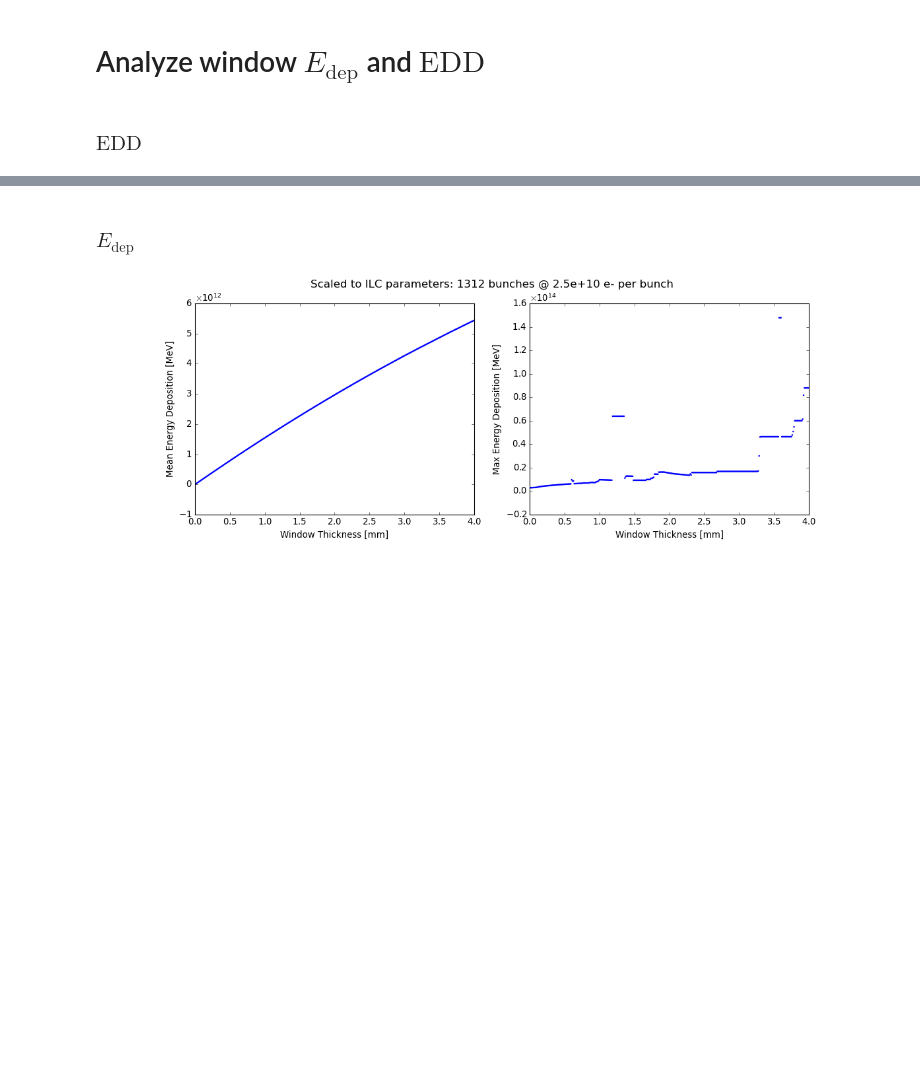
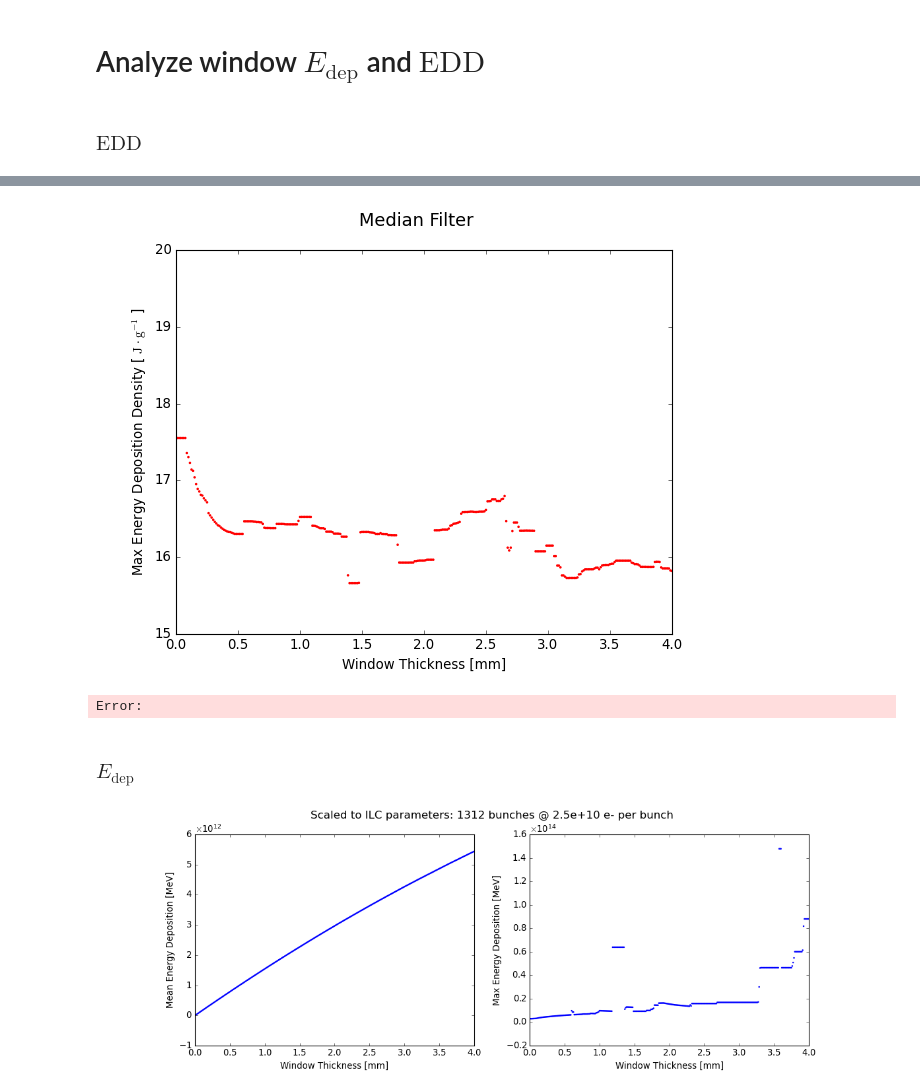
Before and after one commit to MaxVarverakis/G4Bl-LXeSims, a Jupyter notebook: analysis/window_test.ipynb, the cells around one changed output, grey strips where cells are left out. Saved outputs shown, nothing was run; the diff lists cells and outputs as text; code cells hidden in the pictures; blank space fills up the shorter version.

```diff
--- a/analysis/window_test.ipynb
+++ b/analysis/window_test.ipynb
@@ -115,3 +122,23 @@ plt.show()
+# %%
+# Only look at bins within 0.1 mm of the window radius (basically ignore bins that are not actually part of the window)
+win_mask = [ np.sqrt(EDD_data[i][4]**2 + EDD_data[i][3]**2) <= radius + 1e-2 for i in range(len(thicknesses)) ]
+mean_edd = [ EDD_data[i][2][win_mask[i]].mean() for i in range(len(thicknesses)) ] # J/g
+max_edd = [ EDD_data[i][2][win_mask[i]].max() for i in range(len(thicknesses)) ] # J/g
+
+plt.close()
+plt.figure()
+plt.suptitle(f'Median Filter', fontsize=16)
+
+plt.scatter(thicknesses, sig.medfilt(max_edd, kernel_size=11), marker='o', s=5, edgecolor='none', facecolor='r')
+plt.xlim(0,4)
+plt.ylim(15,20)
+plt.xlabel('Window Thickness [mm]')
+plt.ylabel(r'Max Energy Deposition Density [ $\mathrm{J}\cdot \mathrm{g}^{-1}$ ]')
+
+plt.show()
+# %% [output]
+[figure, added]
+Error:
 # %% [markdown]
 ### $E_{\mathrm{dep}}$
 # %%
```
Also changed, not shown: parts of 4 cells of this notebook, 6 other files.
